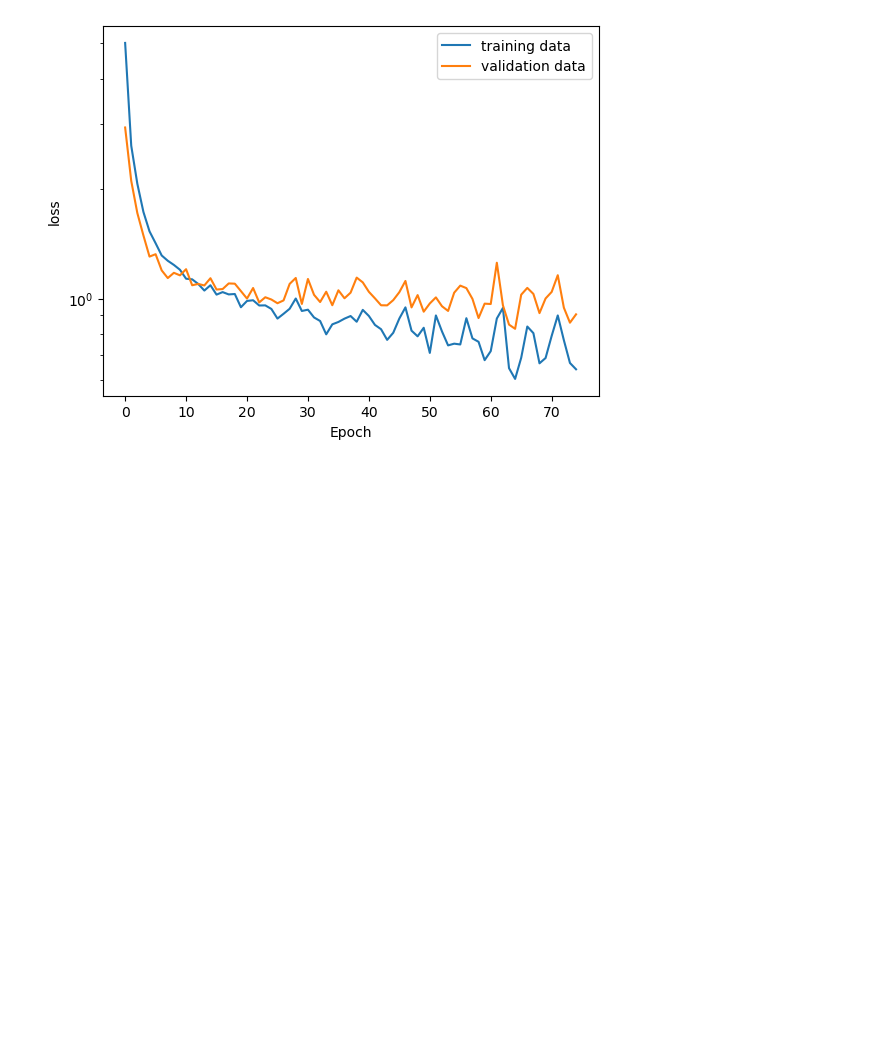
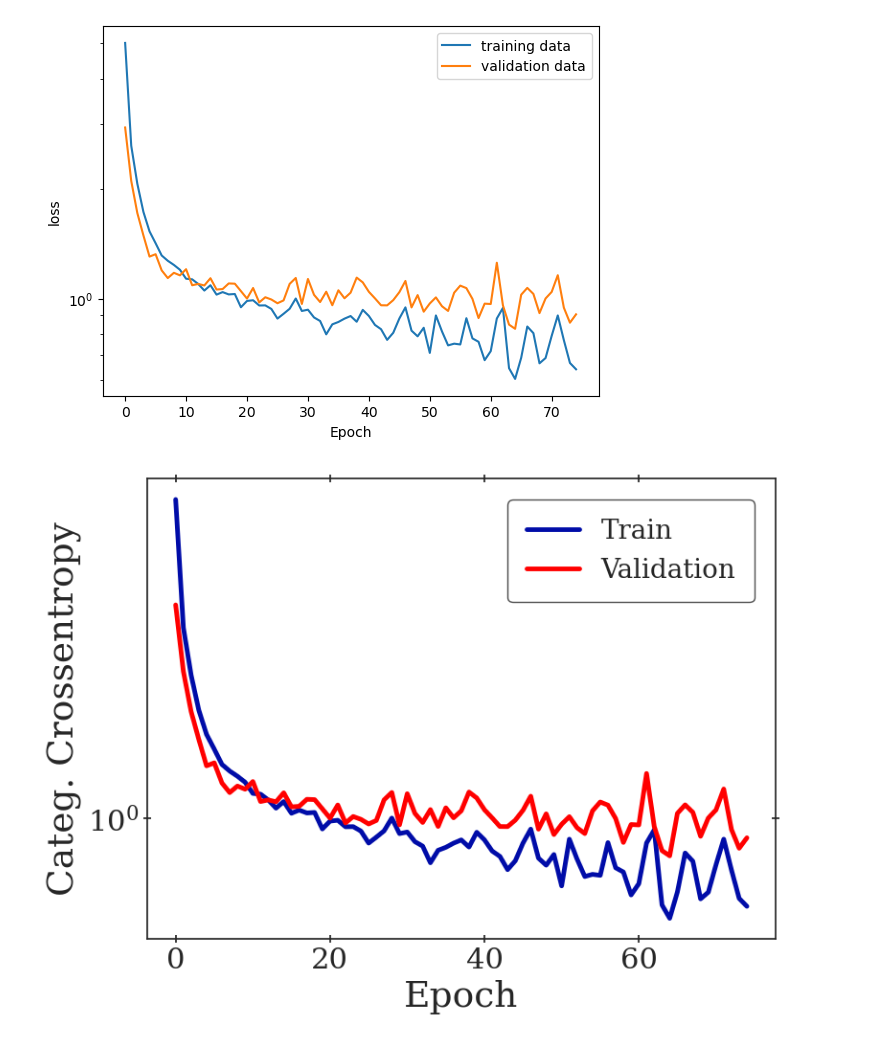
Before and after one commit to lennartvoelz/driver_inattention_detection, a Jupyter notebook: plotting/plotting.ipynb, the cells around one changed output. Cells and saved outputs as stored; diff of their text form; code cells hidden in the pictures; blank space fills up the shorter version.

```diff
--- a/plotting/plotting.ipynb
+++ b/plotting/plotting.ipynb
@@ -185,3 +185,47 @@ plt.xlabel('Epoch')
 plt.yscale('log')
 # %% [output]
 [figure]
+# %%
+fig, ax = plt.subplots(figsize=(8, 6))
+sns.set_theme(style="white", palette="pastel", font = 'serif', )
+
+sns.lineplot(loss, label="Train",
+            color='#000ca8',
+            #alpha=0.8,
+            legend=True,
+            #edgecolor='black',
+            linewidth=3.5,
+            )
+sns.lineplot(val_loss, label="Validation",
+            color='red',
+            #alpha=0.8,
+            legend=True,
+            #edgecolor='black',
+            linewidth=3.5,
+            )
+
+#sns.kdeplot(lambda_param_values_nJet0, color='red', linewidth=1.5, clip=(-1, 1), alpha=1)
+
+plt.xlabel("Epoch", fontsize=27)
+plt.ylabel("Categ. Crossentropy", fontsize=27)
+
+plt.tick_params(axis='both', which='major', labelsize=22, bottom=True, top=True, left=True, right=True, direction='inout')
+plt.legend(
+    fontsize='20',
+    fancybox=True,
+    borderpad=0.7,
+    frameon=True,
+    framealpha=0.7,
+    facecolor='white',
+    edgecolor='black',
+    borderaxespad=0.8
+)
+#plt.title(r'$\mathbf{H\to WW^* \to e\nu \mu\nu}$' + '\n', fontsize=22)
+#plt.text(0.5, 1.05, r'$\sqrt{s}=13$ TeV, $L_{\mathrm{int}}=$ 139 fb$^{-1}$', fontsize=20, ha='center', va='center', transform=ax.transAxes)
+plt.ticklabel_format(axis="y", style="sci", scilimits=(0,0))
+plt.yscale("log")
+plt.gca().yaxis.get_offset_text().set_fontsize(22)
+plt.tight_layout()
+plt.savefig("../plots/loss_bef_hyp.pdf")
+# %% [output]
+[figure, added]
```
Also changed, not shown: 2 other files.
